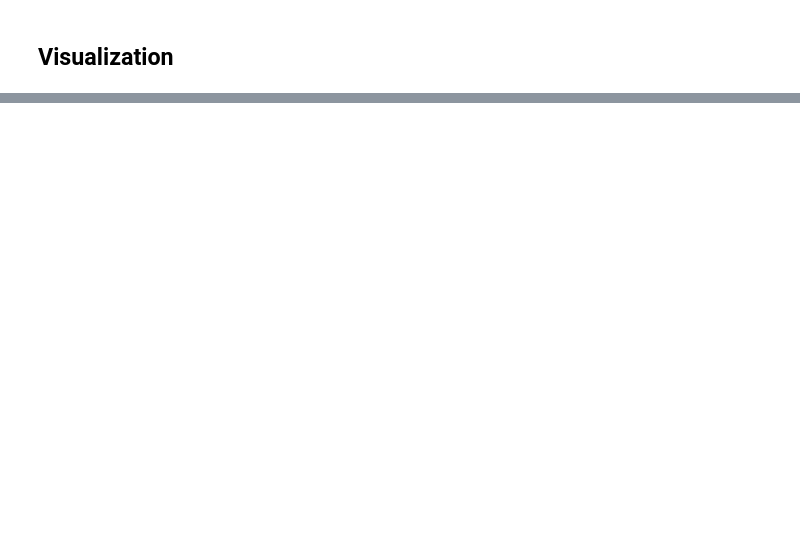
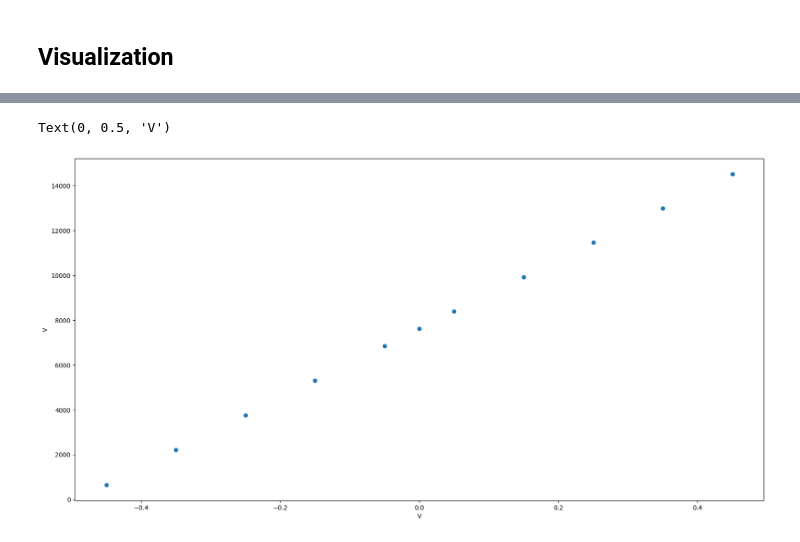
Before and after one commit to vladimir-skvortsov/math-stats-course-work, a Jupyter notebook: main.ipynb, the cells around one changed output, grey strips where cells are left out. Saved outputs shown, nothing was run; the diff lists cells and outputs as text; code cells hidden in the pictures; blank space fills up the shorter version.

```diff
--- a/main.ipynb
+++ b/main.ipynb
@@ -54,2 +63,5 @@ y.shape
 # %% [output]
 (1024,)
+# %%
+x_voltage = np.array(list(voltages.keys()))
+x_voltage.shape
@@ -55,0 +70,3 @@ y.shape
+# %%
+y_voltage = np.array([voltages[voltage].mean() for voltage in voltages])
+y_voltage.shape
@@ -63,0 +85,8 @@ plt.scatter(x, y)
+# %%
+figure, axis = plt.subplots(1, 1, figsize=(20, 10))
+plt.scatter(x_voltage, y_voltage)
+plt.xlabel('V')
+plt.ylabel('V')
+# %% [output]
+Text(0, 0.5, 'V')
+[figure, added]
```
Also changed, not shown: parts of 8 cells of this notebook.
